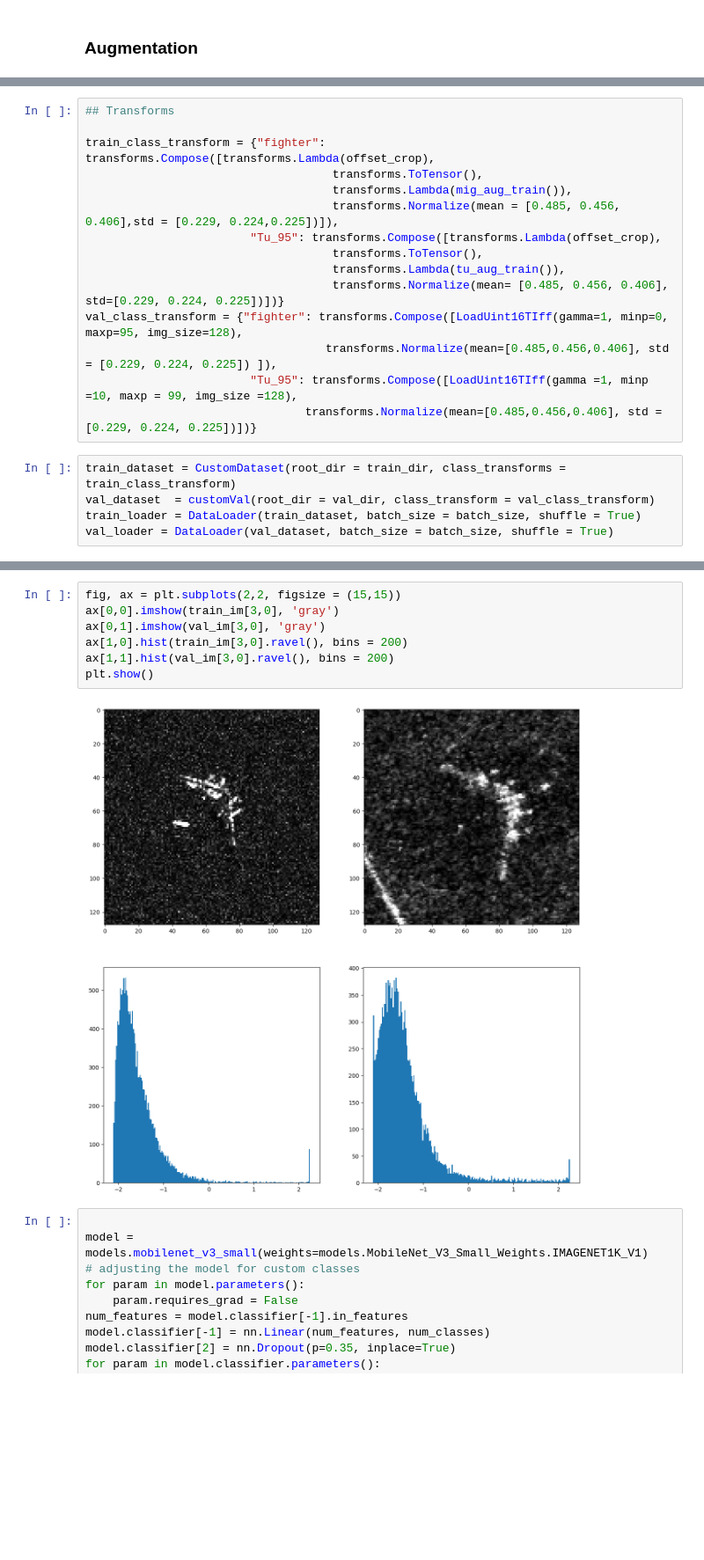
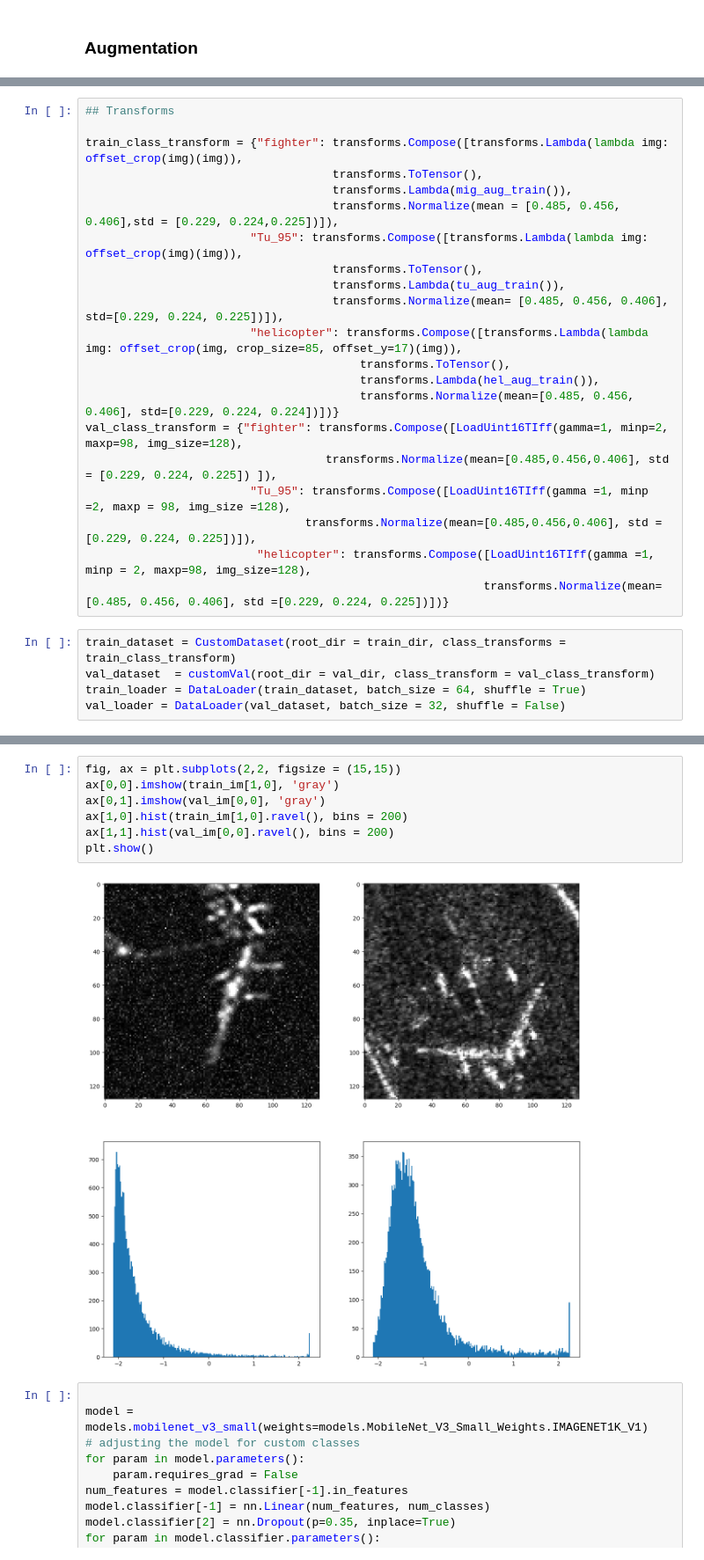
Before and after one commit to kanishk-galaxeye/Train_morpheus, a Jupyter notebook: train_bomber_fighter.ipynb, the cells around one changed output, grey strips where cells are left out. Shown at 88% size. Saved outputs shown, nothing was run; the diff lists cells and outputs as text; blank space fills up the shorter version.

```diff
--- a/train_bomber_fighter.ipynb
+++ b/train_bomber_fighter.ipynb
@@ -116,23 +164,29 @@ def tu_aug_train( paraml = [0.7, 1.1] ,g_enh = [0.35, 1], clutter = [0.7, 1.8],
 # %%
 ## Transforms
 
-train_class_transform = {"fighter": transforms.Compose([transforms.Lambda(offset_crop),
+train_class_transform = {"fighter": transforms.Compose([transforms.Lambda(lambda img: offset_crop(img)(img)),
                                     transforms.ToTensor(),
                                     transforms.Lambda(mig_aug_train()),
                                     transforms.Normalize(mean = [0.485, 0.456, 0.406],std = [0.229, 0.224,0.225])]),
-                        "Tu_95": transforms.Compose([transforms.Lambda(offset_crop),
+                        "Tu_95": transforms.Compose([transforms.Lambda(lambda img: offset_crop(img)(img)),
                                     transforms.ToTensor(),
                                     transforms.Lambda(tu_aug_train()),
-                                    transforms.Normalize(mean= [0.485, 0.456, 0.406], std=[0.229, 0.224, 0.225])])}
-val_class_transform = {"fighter": transforms.Compose([LoadUint16TIff(gamma=1, minp=0, maxp=95, img_size=128),
+                                    transforms.Normalize(mean= [0.485, 0.456, 0.406], std=[0.229, 0.224, 0.225])]),
+                        "helicopter": transforms.Compose([transforms.Lambda(lambda img: offset_crop(img, crop_size=85, offset_y=17)(img)),
+                                        transforms.ToTensor(),
+                                        transforms.Lambda(hel_aug_train()),
+                                        transforms.Normalize(mean=[0.485, 0.456, 0.406], std=[0.229, 0.224, 0.224])])}
+val_class_transform = {"fighter": transforms.Compose([LoadUint16TIff(gamma=1, minp=2, maxp=98, img_size=128),
                                    transforms.Normalize(mean=[0.485,0.456,0.406], std = [0.229, 0.224, 0.225]) ]),
-                        "Tu_95": transforms.Compose([LoadUint16TIff(gamma =1, minp =10, maxp = 99, img_size =128),
-                                transforms.Normalize(mean=[0.485,0.456,0.406], std = [0.229, 0.224, 0.225])])}
+                        "Tu_95": transforms.Compose([LoadUint16TIff(gamma =1, minp =2, maxp = 98, img_size =128),
+                                transforms.Normalize(mean=[0.485,0.456,0.406], std = [0.229, 0.224, 0.225])]),
+                         "helicopter": transforms.Compose([LoadUint16TIff(gamma =1, minp = 2, maxp=98, img_size=128),
+                                                          transforms.Normalize(mean=[0.485, 0.456, 0.406], std =[0.229, 0.224, 0.225])])}
 # %%
 train_dataset = CustomDataset(root_dir = train_dir, class_transforms = train_class_transform)
 val_dataset  = customVal(root_dir = val_dir, class_transform = val_class_transform)
-train_loader = DataLoader(train_dataset, batch_size = batch_size, shuffle = True)
-val_loader = DataLoader(val_dataset, batch_size = batch_size, shuffle = True)
+train_loader = DataLoader(train_dataset, batch_size = 64, shuffle = True)
+val_loader = DataLoader(val_dataset, batch_size = 32, shuffle = False)
 # %%
 train_im , train_labels = next(iter(train_loader))
 val_im, val_labels = next(iter(val_loader))
@@ -146,12 +201,12 @@ train_labels, val_labels
 # %%
 fig, ax = plt.subplots(2,2, figsize = (15,15))
-ax[0,0].imshow(train_im[3,0], 'gray')
-ax[0,1].imshow(val_im[3,0], 'gray')
-ax[1,0].hist(train_im[3,0].ravel(), bins = 200)
-ax[1,1].hist(val_im[3,0].ravel(), bins = 200)
+ax[0,0].imshow(train_im[1,0], 'gray')
+ax[0,1].imshow(val_im[0,0], 'gray')
+ax[1,0].hist(train_im[1,0].ravel(), bins = 200)
+ax[1,1].hist(val_im[0,0].ravel(), bins = 200)
 plt.show()
 # %% [output]
-[figure, old version]
+[figure, new version]
 # %%
 
 model = models.mobilenet_v3_small(weights=models.MobileNet_V3_Small_Weights.IMAGENET1K_V1)
```
Also changed, not shown: parts of 9 cells of this notebook, 5 other files.
